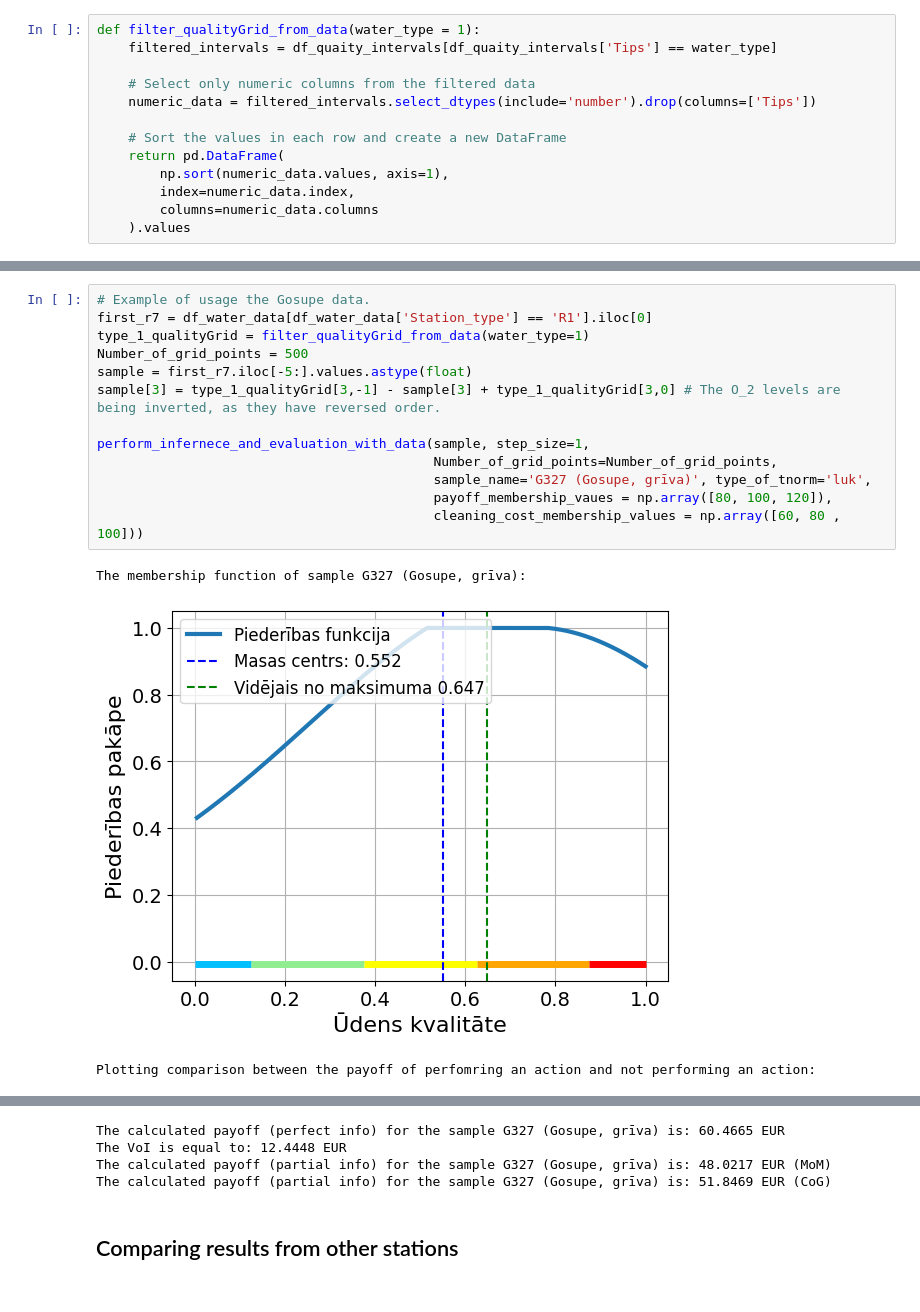
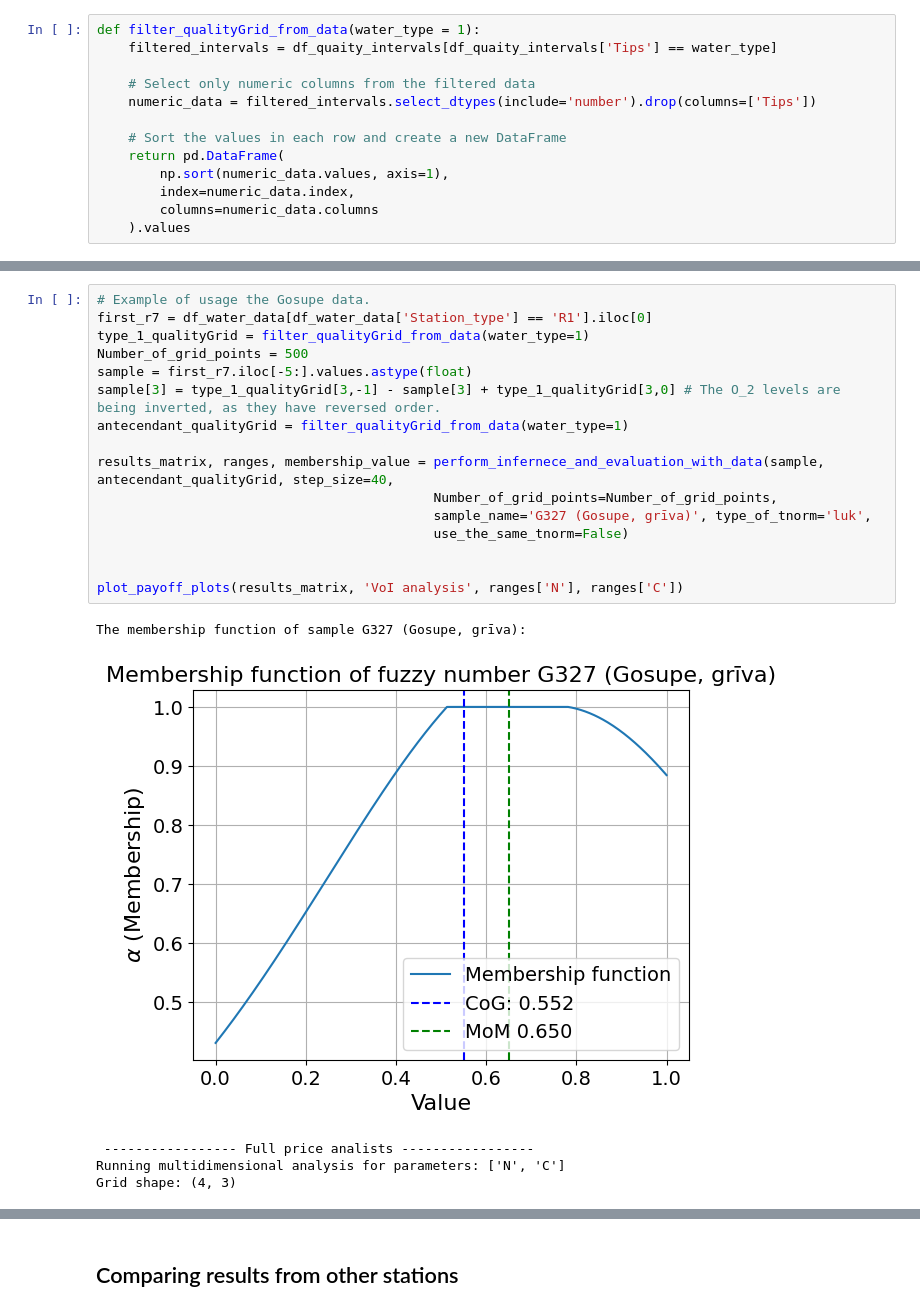
Before and after one commit to maartinjshz/Fuzzy-Rule-Base, a Jupyter notebook: conference_material/Notebooks/Implicative_syst_and_VoI.ipynb, the cells around one changed output, grey strips where cells are left out. Saved outputs shown, nothing was run; the diff lists cells and outputs as text.

```diff
--- a/conference_material/Notebooks/Implicative_syst_and_VoI.ipynb
+++ b/conference_material/Notebooks/Implicative_syst_and_VoI.ipynb
@@ -342,17 +50,22 @@ def perform_infernece_and_evaluation_with_data(data_sample, data_type = 1, step_
 # %%
 # Example of usage the Gosupe data.
 first_r7 = df_water_data[df_water_data['Station_type'] == 'R1'].iloc[0]
 type_1_qualityGrid = filter_qualityGrid_from_data(water_type=1)
 Number_of_grid_points = 500
 sample = first_r7.iloc[-5:].values.astype(float)
 sample[3] = type_1_qualityGrid[3,-1] - sample[3] + type_1_qualityGrid[3,0] # The O_2 levels are being inverted, as they have reversed order.
+antecendant_qualityGrid = filter_qualityGrid_from_data(water_type=1)
 
-perform_infernece_and_evaluation_with_data(sample, step_size=1,
+results_matrix, ranges, membership_value = perform_infernece_and_evaluation_with_data(sample, antecendant_qualityGrid, step_size=40,
                                            Number_of_grid_points=Number_of_grid_points,
                                            sample_name='G327 (Gosupe, grīva)', type_of_tnorm='luk',
-                                           payoff_membership_vaues = np.array([80, 100, 120]),
-                                           cleaning_cost_membership_values = np.array([60, 80 , 100]))
+                                           use_the_same_tnorm=False)
+
+
+plot_payoff_plots(results_matrix, 'VoI analysis', ranges['N'], ranges['C'])
 # %% [output]
 The membership function of sample G327 (Gosupe, grīva):
-[figure, old version]
+[figure, new version]
-Plotting comparison between the payoff of perfomring an action and not performing an action:
+ ----------------- Full price analists -----------------
+Running multidimensional analysis for parameters: ['N', 'C']
+Grid shape: (4, 3)
@@ -360,7 +73,3 @@ Plotting comparison between the payoff of perfomring an action and not performin
-The calculated payoff (perfect info) for the sample G327 (Gosupe, grīva) is: 60.4665 EUR
-The VoI is equal to: 12.4448 EUR
-The calculated payoff (partial info) for the sample G327 (Gosupe, grīva) is: 48.0217 EUR (MoM)
-The calculated payoff (partial info) for the sample G327 (Gosupe, grīva) is: 51.8469 EUR (CoG)
 # %% [markdown]
 ##  Comparing results from other stations
 # %% [markdown]
```
Also changed, not shown: parts of 9 cells of this notebook, 9 other files.
